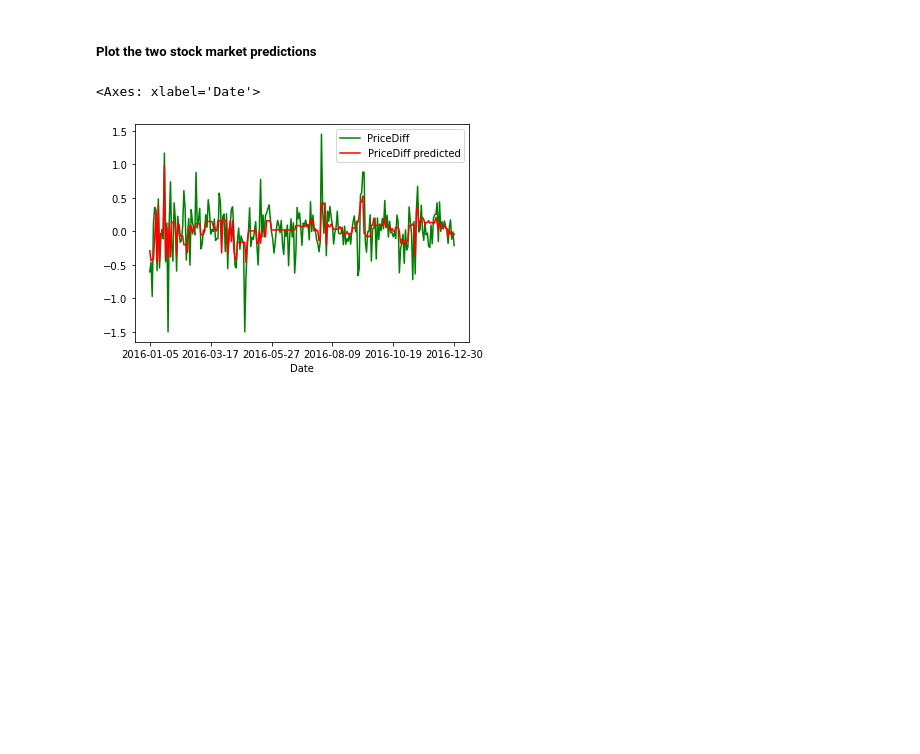
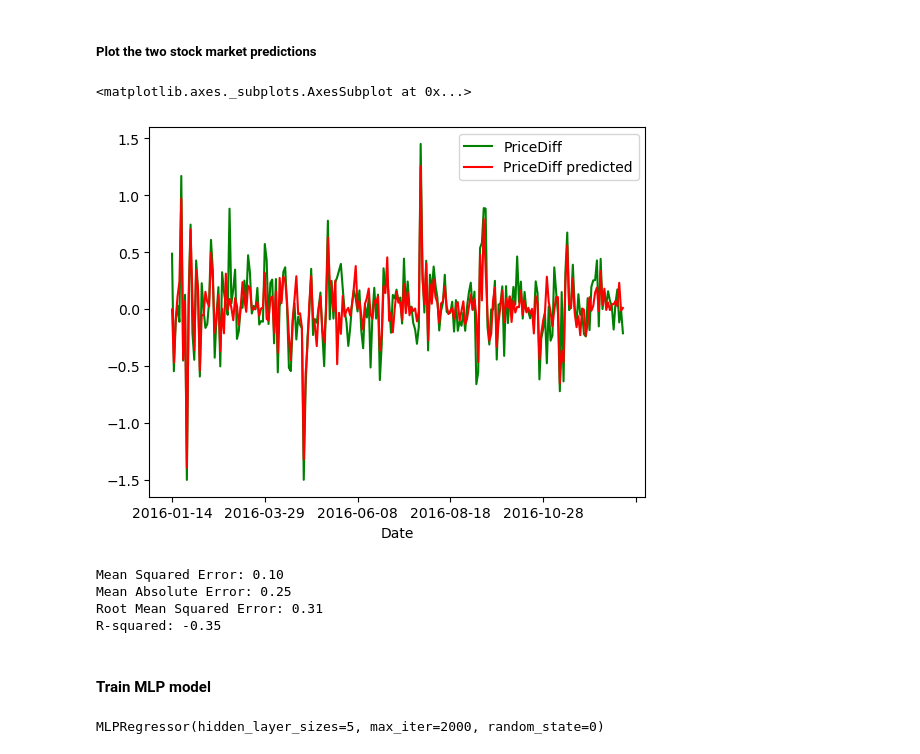
Before and after one commit to odemuno/IDL-finance-project, a Jupyter notebook: Code/Full_Pipeline.ipynb, the cells around one changed output. Drawn from its saved outputs; the diff is of its cells as text; code cells hidden in the pictures; blank space fills up the shorter version.

Commit message:
Add some features, modify both Boosted Regression Tree and MLP Model

```diff
--- a/Code/Full_Pipeline.ipynb
+++ b/Code/Full_Pipeline.ipynb
@@ -627,6 +629,7 @@ stock_prediction_df.to_csv('stock_prediction.csv')
 #### Load the stock_prediction dataframe
 # %%
 stock_prediction_df = pd.read_csv('stock_prediction.csv')
+stock_prediction_df.set_index('Date', inplace=True)
 stock_prediction_df.drop(columns=['Unnamed: 0'],inplace=True)
 # %%
 display(stock_prediction_df.head())
@@ -639,0 +646,7 @@ display(stock_prediction_df.head())
+# %%
+# Create lagged features for the price_diff values
+for i in range(1, 8):
+    stock_prediction_df[f'PriceDiff_{i}'] = stock_prediction_df['PriceDiff'].shift(i)
+
+# Remove missing values
+stock_prediction_df.dropna(inplace=True)
@@ -640,9 +664,9 @@ display(stock_prediction_df.head())
 # %% [markdown]
 ##### Train test split
 # %%
-stock_X = stock_prediction_df[['Date','sentiment']]
+stock_X = stock_prediction_df[['sentiment', 'PriceDiff_1', 'PriceDiff_2', 'PriceDiff_3', 'PriceDiff_4', 'PriceDiff_5', 'PriceDiff_6', 'PriceDiff_7']]
 #convert string dates to float
-stock_X['Date'] = stock_X['Date'].str.replace(r'-', '')
-stock_X['Date'] = pd.to_numeric(stock_X['Date'],errors='coerce')
+# stock_X['Date'] = stock_X['Date'].str.replace(r'-', '')
+# stock_X['Date'] = pd.to_numeric(stock_X['Date'],errors='coerce')
 stock_Y = stock_prediction_df.PriceDiff
 X_train, X_test, y_train, y_test = train_test_split(stock_X, stock_Y,random_state=1,test_size=0.3)
@@ -695,8 +709,30 @@ stock_prediction_df.to_csv('final.csv')
 # %%
 import matplotlib.pyplot as plt
 ax = plt.gca()
-stock_prediction_df.plot(x='Date', y='PriceDiff',color='green',ax=ax)
-stock_prediction_df.plot(x='Date', y='PriceDiff predicted',color='red',ax=ax)
+stock_prediction_df.plot(y='PriceDiff',color='green',ax=ax)
+stock_prediction_df.plot(y='PriceDiff predicted',color='red',ax=ax)
 # %% [output]
-<Axes: xlabel='Date'>
+<matplotlib.axes._subplots.AxesSubplot at 0x...>
-[figure, old version]
+[figure, new version]
+# %%
+# Evaluate the model
+mse = mean_squared_error(y_test, y_pred_reg)
+mae = mean_absolute_error(y_test, y_pred_reg)
+rmse = np.sqrt(mse)
+r2 = r2_score(y_test, y_pred_reg)
+print(f'Mean Squared Error: {mse:.2f}')
+print(f'Mean Absolute Error: {mae:.2f}')
+print(f'Root Mean Squared Error: {rmse:.2f}')
+print(f'R-squared: {r2:.2f}')
+# %% [output]
+Mean Squared Error: 0.10
+Mean Absolute Error: 0.25
+Root Mean Squared Error: 0.31
+R-squared: -0.35
+# %% [markdown]
+#### Train MLP model
+# %%
+mlp_model = MLPRegressor(hidden_layer_sizes=5, max_iter=2000, random_state=0)
+mlp_model.fit(X_train, y_train)
+# %% [output]
+MLPRegressor(hidden_layer_sizes=5, max_iter=2000, random_state=0)
```
Also changed, not shown: parts of 13 cells of this notebook, 4 other files.
